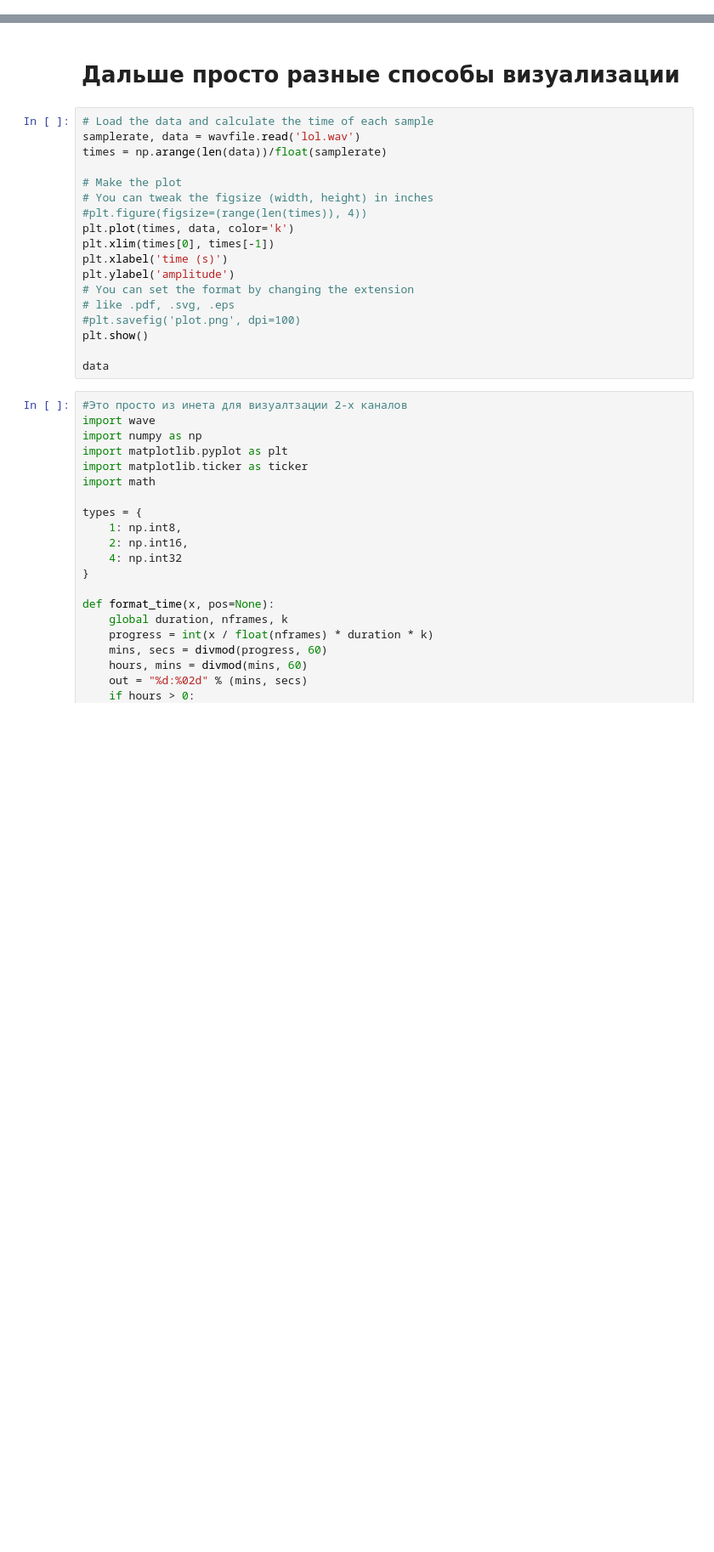
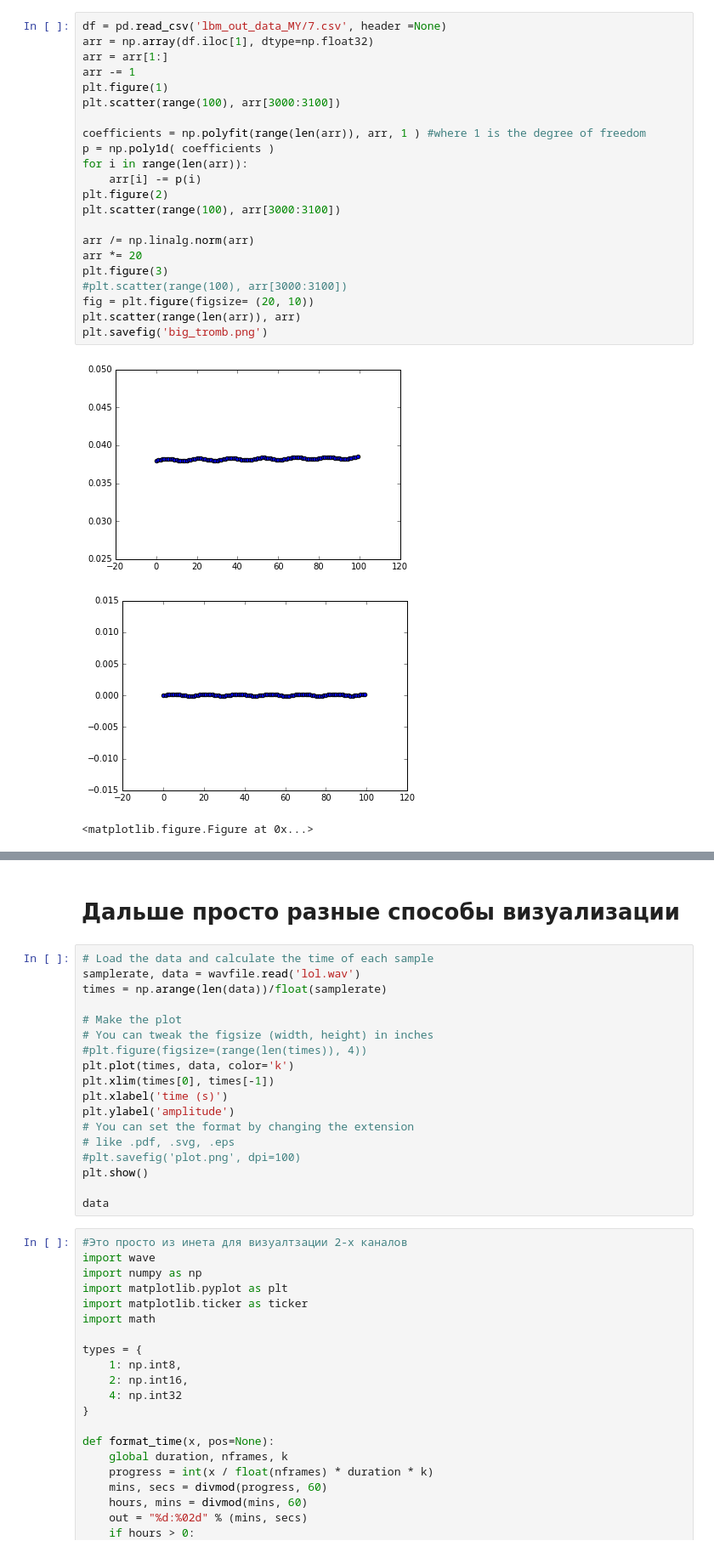
Before and after one commit to ArtemKarablinov/diploma, a Jupyter notebook: to_wav.ipynb, the cells around one changed output, grey strips where cells are left out. Shown: that part at 85% size. Drawn from its saved outputs; the diff is of its cells as text; blank space fills up the shorter version.

```diff
--- a/to_wav.ipynb
+++ b/to_wav.ipynb
@@ -23,0 +61,26 @@ scipy.io.wavfile.write('lol.wav',rate, a) #Тут получается хоро
+# %%
+df = pd.read_csv('lbm_out_data_MY/7.csv', header =None)
+arr = np.array(df.iloc[1], dtype=np.float32)
+arr = arr[1:]
+arr -= 1
+plt.figure(1)
+plt.scatter(range(100), arr[3000:3100])
+
+coefficients = np.polyfit(range(len(arr)), arr, 1 ) #where 1 is the degree of freedom
+p = np.poly1d( coefficients )
+for i in range(len(arr)):
+    arr[i] -= p(i)
+plt.figure(2)
+plt.scatter(range(100), arr[3000:3100])
+
+arr /= np.linalg.norm(arr)
+arr *= 20
+plt.figure(3)
+#plt.scatter(range(100), arr[3000:3100])
+fig = plt.figure(figsize= (20, 10))
+plt.scatter(range(len(arr)), arr)
+plt.savefig('big_tromb.png')
+# %% [output]
+[figure, added]
+[figure, added]
+<matplotlib.figure.Figure at 0x...>
```
Also changed, not shown: parts of 11 cells of this notebook.
